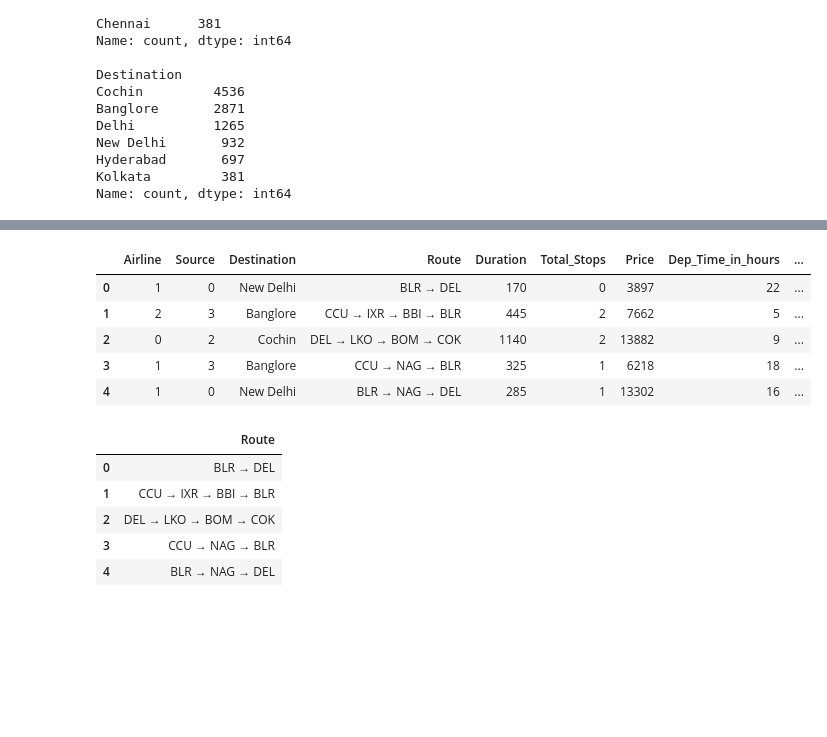
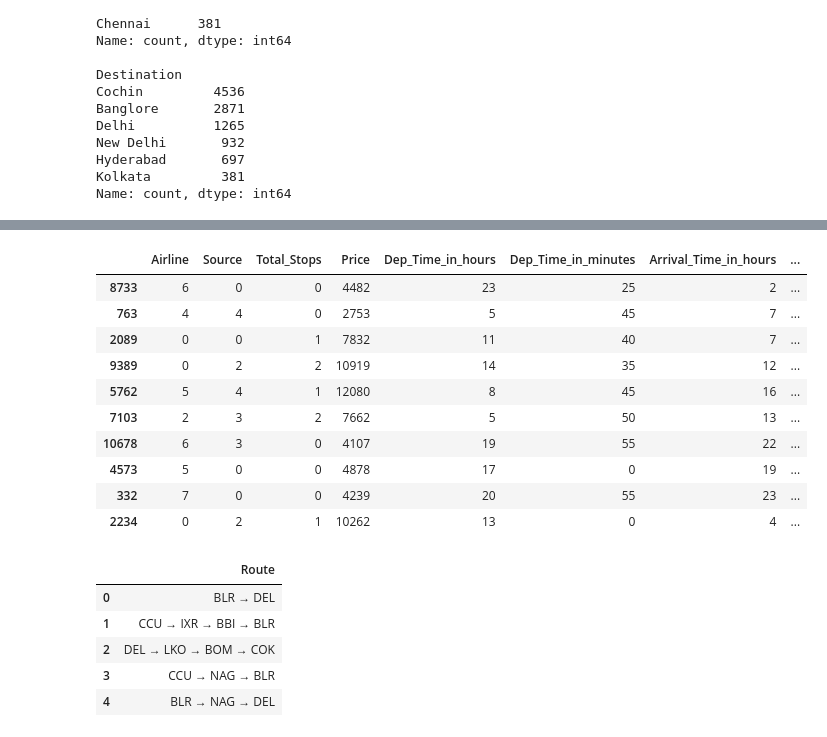
Before and after one commit to shreyashap/flight-price-prediction, a Jupyter notebook: FTPP.ipynb, the cells around one changed output, grey strips where cells are left out. Cells and saved outputs as stored; diff of their text form; code cells hidden in the pictures; blank space fills up the shorter version.

```diff
--- a/FTPP.ipynb
+++ b/FTPP.ipynb
@@ -394,12 +394,17 @@ data['Source'] = ohe.fit_transform(data.Source)
 # %%
-data.head()
+data.sample(10)
 # %% [output]
-|  | Airline | Source | Destination | Route | Duration | Total_Stops | Price | Dep_Time_in_hours | ... |
-| 0 | 1 | 0 | New Delhi | BLR → DEL | 170 | 0 | 3897 | 22 | ... |
-| 1 | 2 | 3 | Banglore | CCU → IXR → BBI → BLR | 445 | 2 | 7662 | 5 | ... |
-| 2 | 0 | 2 | Cochin | DEL → LKO → BOM → COK | 1140 | 2 | 13882 | 9 | ... |
-| 3 | 1 | 3 | Banglore | CCU → NAG → BLR | 325 | 1 | 6218 | 18 | ... |
-| 4 | 1 | 0 | New Delhi | BLR → NAG → DEL | 285 | 1 | 13302 | 16 | ... |
+|  | Airline | Source | Total_Stops | Price | Dep_Time_in_hours | Dep_Time_in_minutes | Arrival_Time_in_hours | ... |
+| 8733 | 6 | 0 | 0 | 4482 | 23 | 25 | 2 | ... |
+| 763 | 4 | 4 | 0 | 2753 | 5 | 45 | 7 | ... |
+| 2089 | 0 | 0 | 1 | 7832 | 11 | 40 | 7 | ... |
+| 9389 | 0 | 2 | 2 | 10919 | 14 | 35 | 12 | ... |
+| 5762 | 5 | 4 | 1 | 12080 | 8 | 45 | 16 | ... |
+| 7103 | 2 | 3 | 2 | 7662 | 5 | 50 | 13 | ... |
+| 10678 | 6 | 3 | 0 | 4107 | 19 | 55 | 22 | ... |
+| 4573 | 5 | 0 | 0 | 4878 | 17 | 0 | 19 | ... |
+| 332 | 7 | 0 | 0 | 4239 | 20 | 55 | 23 | ... |
+| 2234 | 0 | 2 | 1 | 10262 | 13 | 0 | 4 | ... |
 # %%
 route  = data[['Route']]
 route.head()
```
Also changed, not shown: parts of 34 cells of this notebook, 10 other files.
